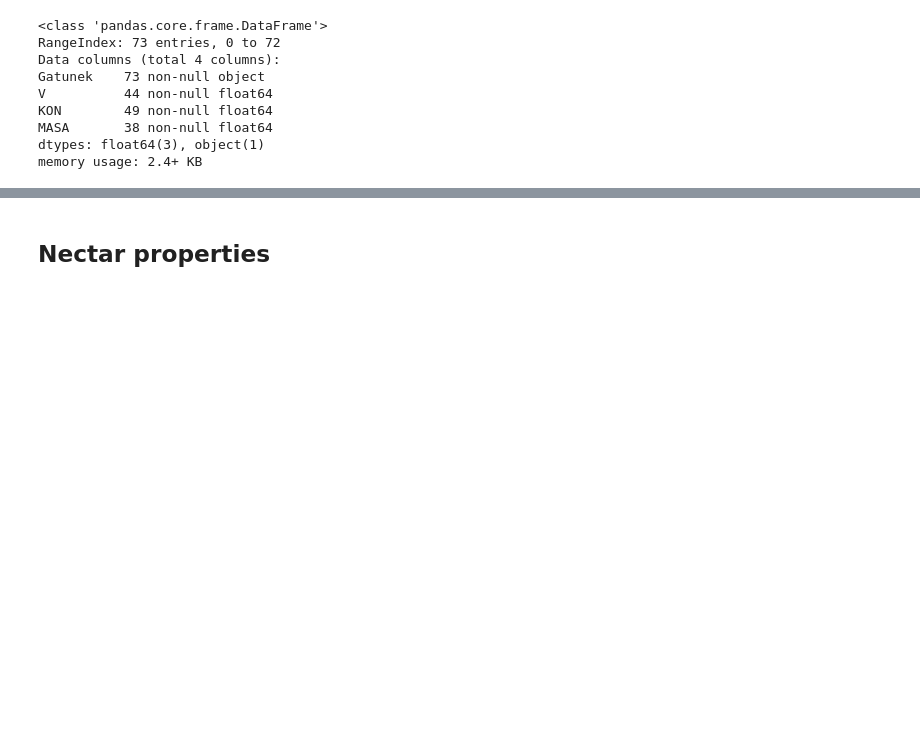
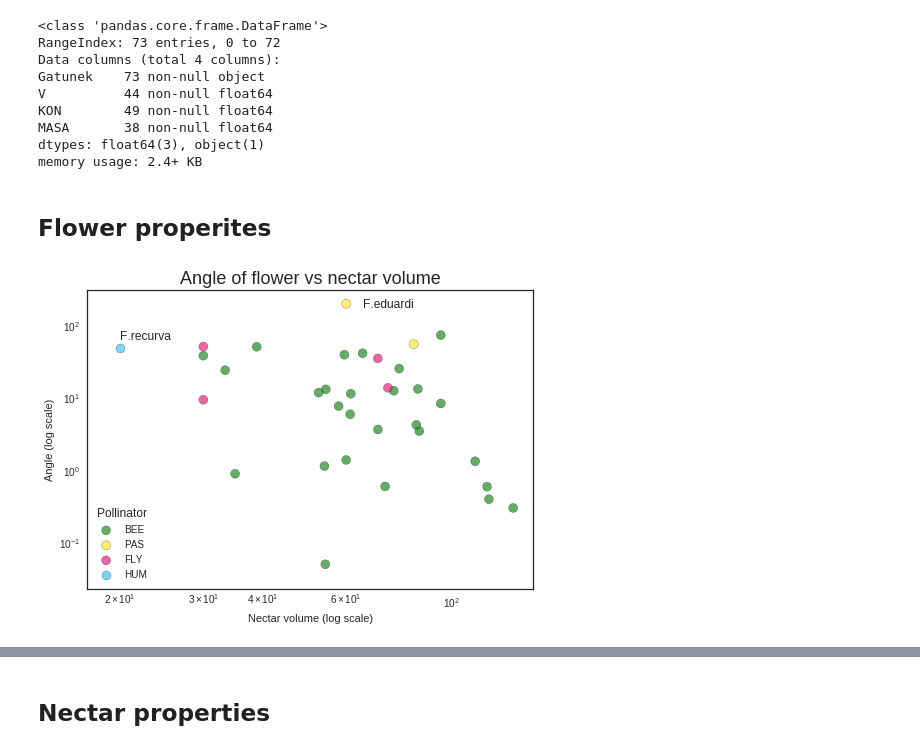
Before and after one commit to AgataRoguz/projekty_uw, a Jupyter notebook: Fritillaria_evolution.ipynb, the cells around one changed output, grey strips where cells are left out. Drawn from its saved outputs; the diff is of its cells as text; code cells hidden in the pictures; blank space fills up the shorter version.

Commit message:
Flower prop.

```diff
--- a/Fritillaria_evolution.ipynb
+++ b/Fritillaria_evolution.ipynb
@@ -133,3 +133,5 @@ df.dropna(inplace=True)
 # %%
 df['Pollinator'] = df['Gatunek'].apply(pollinator)
 df['Subspecies'] = df["Gatunek"].apply(subgenus)
+# %% [markdown]
+## Flower properites
@@ -135,0 +142,28 @@ df['Subspecies'] = df["Gatunek"].apply(subgenus)
+# %%
+flow_prop['Pollinator'] = flow_prop["Gatunek"].apply(pollinator)
+# %%
+col = {'BEE':'#228B22', 'PAS':'#ffe732', 'FLY':"#e5247e", 'HUM':'#46c4fd'}
+flow_prop["colors"] = flow_prop.Pollinator.apply(lambda x: col[x])
+# %%
+labels =[]
+sns.set_style("white")
+for key, value in col.items():
+    labels.append(key)
+    plt.scatter(x = flow_prop.KAT[flow_prop.Pollinator == key],
+                y = flow_prop.V[flow_prop.Pollinator == key],
+                s = 80,
+                c = flow_prop.colors[flow_prop.Pollinator == key], alpha=0.7, edgecolors='black')
+
+plt.yscale('log')
+plt.xscale('log')
+plt.xlabel('Nectar volume (log scale)')
+plt.ylabel('Angle (log scale)')
+plt.title('Angle of flower vs nectar volume', fontsize=18)
+
+plt.text(20, 64, 'F.recurva')
+plt.text(65, 180, 'F.eduardi')
+plt.legend(labels, title = "Pollinator", loc = 'lower left')
+
+plt.show()
+# %% [output]
+[figure, added]
```
Also changed, not shown: parts of 51 cells of this notebook.
